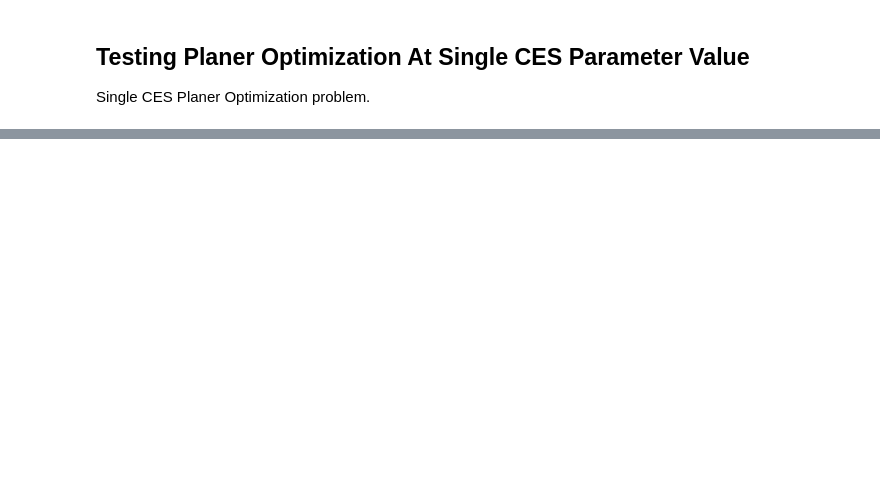
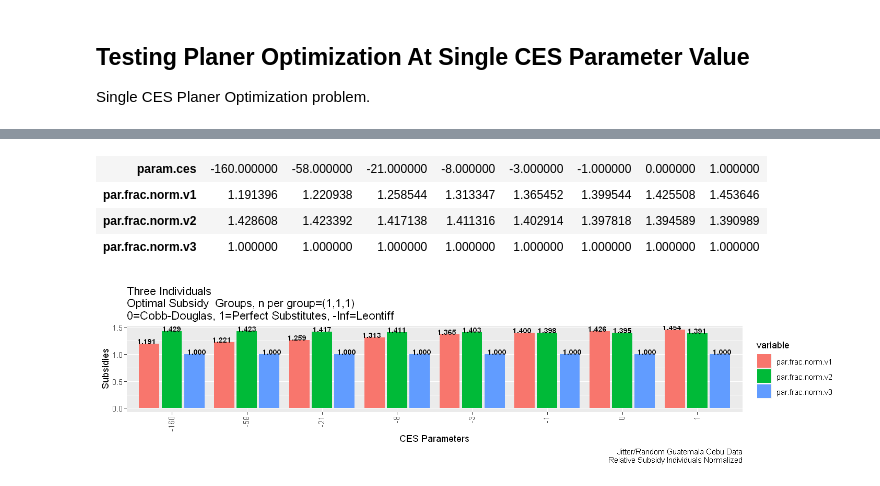
Before and after one commit to FanWangEcon/R4Econ, a Jupyter notebook: optimization/planer/ces/cesoptimizer.ipynb, the cells around one changed output, grey strips where cells are left out. Cells and saved outputs as stored; diff of their text form; code cells hidden in the pictures; blank space fills up the shorter version.

Commit message:
CES Planer Optimizer Fully Implemented. Varying CES, Varing models.

```diff
--- a/optimization/planer/ces/cesoptimizer.ipynb
+++ b/optimization/planer/ces/cesoptimizer.ipynb
@@ -257,10 +316,12 @@ results.h0wlt <- df_cut_by_sliced_quantiles_joint(df.guat.t0t24, var.qjnt.grp.id
 df.h0wlt <- results.h0wlt$df.with.cut.quant
 df.h0wlt.grps <- results.h0wlt$df.group.slice1.cnt.mean
 sca.subsidy.groups.h0wlt <- dim(df.h0wlt.grps)[1]
+vec.subsidy.grpsize.h0wlt <- df.h0wlt.grps$h0_n
 
 # Show Stats
 print(paste0('dim(df.h0wlt)=', dim(df.h0wlt)[1], ',', dim(df.h0wlt)[2]))
 df.h0wlt.grps
+print(paste0('vec.subsidy.grpsize.h0wlt=', paste0(vec.subsidy.grpsize.h0wlt, collapse=',')))
 print(paste0('sca.subsidy.groups.h0wlt=', sca.subsidy.groups.h0wlt))
 # %% [output]
 Joining, by = c("i", "t", "y", "x", "h0", "w")
@@ -469,0 +546,27 @@ as.data.frame(df.test.results) %>%
+# %%
+# Initialize
+# C:\Users\fan\R4Econ\optimization\planer\ces\cesplanerobj.R
+vec.param.ces <- f_ces_params_vec(3, 6)
+options(warn=-1) # Suppress Warning Messages
+# %%
+# Call i4xy
+df.ces.opti.i4xy <- bind_rows(lapply(vec.param.ces, optim_wrapper,
+                                list.subsidy.y.params.other = list.subsidy.y.params.other.default.i4xy,
+                                sca.subsidy.frac.init = (numeric((sca.subsidy.groups.i4xy-1))+1),
+                                f.subsidy.y.str = 'f_subsidy_y_cd')) %>%
+                    select(param.ces, matches('par.frac.norm.v'))
+t(df.ces.opti.i4xy)
+# Graph
+options(repr.plot.width = 12, repr.plot.height = 3)
+str.title <- 'Three Individuals'
+str.captions <- 'Jitter/Random Guatemala Cebu Data\nRelative Subsidy Individuals Normalized'
+graphf.ces.opti.subsidy(df.ces.opti=df.ces.opti.i4xy,
+                        sca.subsidy.groups = list.subsidy.y.params.other.default.i4xy$sca.subsidy.groups,
+                        vec.subsidy.grpsize =  list.subsidy.y.params.other.default.i4xy$vec.subsidy.grpsize,
+                        str.title=str.title, str.captions=str.captions)
+# %% [output]
+| param.ces | -160.000000 | -58.000000 | -21.000000 | -8.000000 | -3.000000 | -1.000000 | 0.000000 | 1.000000 |
+| par.frac.norm.v1 | 1.191396 | 1.220938 | 1.258544 | 1.313347 | 1.365452 | 1.399544 | 1.425508 | 1.453646 |
+| par.frac.norm.v2 | 1.428608 | 1.423392 | 1.417138 | 1.411316 | 1.402914 | 1.397818 | 1.394589 | 1.390989 |
+| par.frac.norm.v3 | 1.000000 | 1.000000 | 1.000000 | 1.000000 | 1.000000 | 1.000000 | 1.000000 | 1.000000 |
+[figure, added]
```
Also changed, not shown: parts of 24 cells of this notebook, 2 other files.
